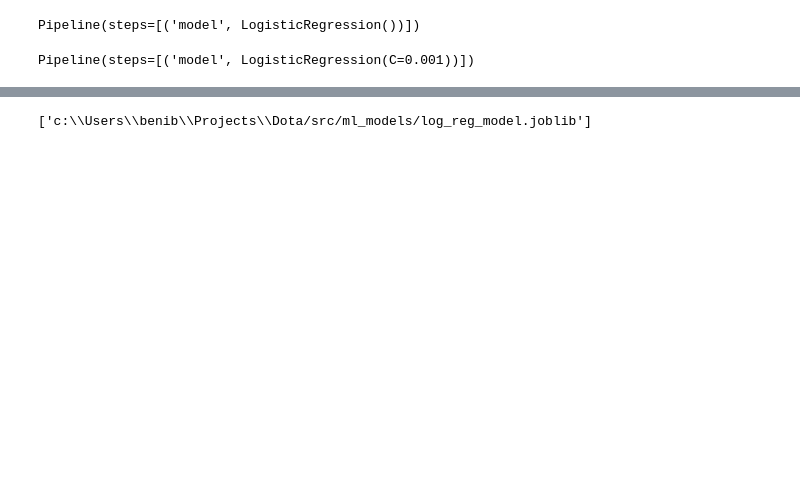
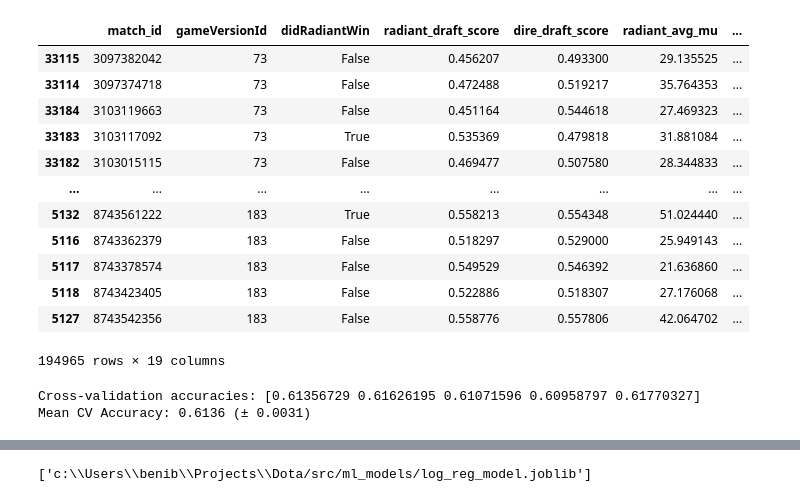
Before and after one commit to b-bige/dota-analytics, a Jupyter notebook: src/notebooks/train_model.ipynb, the cells around one changed output, grey strips where cells are left out. Drawn from its saved outputs; the diff is of its cells as text; code cells hidden in the pictures; blank space fills up the shorter version.

```diff
--- a/src/notebooks/train_model.ipynb
+++ b/src/notebooks/train_model.ipynb
@@ -34 +81,17 @@ df_test['draft_diff'] = pt_draft.transform(pd.DataFrame(df_test['radiant_draft_s
+# %%
+df_full[df_full['gameVersionId'] > 72].sort_values(by='gameVersionId', ascending=True)
+# %% [output]
+|  | match_id | gameVersionId | didRadiantWin | radiant_draft_score | dire_draft_score | radiant_avg_mu | ... |
+| 33115 | 3097382042 | 73 | False | 0.456207 | 0.493300 | 29.135525 | ... |
+| 33114 | 3097374718 | 73 | False | 0.472488 | 0.519217 | 35.764353 | ... |
+| 33184 | 3103119663 | 73 | False | 0.451164 | 0.544618 | 27.469323 | ... |
+| 33183 | 3103117092 | 73 | True | 0.535369 | 0.479818 | 31.881084 | ... |
+| 33182 | 3103015115 | 73 | False | 0.469477 | 0.507580 | 28.344833 | ... |
+| ... | ... | ... | ... | ... | ... | ... | ... |
+| 5132 | 8743561222 | 183 | True | 0.558213 | 0.554348 | 51.024440 | ... |
+| 5116 | 8743362379 | 183 | False | 0.518297 | 0.529000 | 25.949143 | ... |
+| 5117 | 8743378574 | 183 | False | 0.549529 | 0.546392 | 21.636860 | ... |
+| 5118 | 8743423405 | 183 | False | 0.522886 | 0.518307 | 27.176068 | ... |
+| 5127 | 8743542356 | 183 | False | 0.558776 | 0.557806 | 42.064702 | ... |
+194965 rows × 19 columns
 # %%
@@ -37,25 +103,27 @@ X_test = df_test[['rating_diff', 'draft_diff']].values
 y_train = df_train['didRadiantWin'].astype('int').values
 y_test = df_test['didRadiantWin'].astype('int').values
 # %%
+from sklearn.preprocessing import PowerTransformer
 from sklearn.linear_model import LogisticRegression
-from sklearn.preprocessing import StandardScaler
 from sklearn.pipeline import Pipeline
 log_reg_pipeline = Pipeline([
-    ('model', LogisticRegression())
+    ('pt', PowerTransformer()),
+    ('model', LogisticRegression(max_iter=1000, solver='saga'))
 ])
-log_reg_pipeline.fit(X_train, y_train)
-# %% [output]
-Pipeline(steps=[('model', LogisticRegression())])
-# %%
-from sklearn.linear_model import LogisticRegression
-from sklearn.preprocessing import StandardScaler
-from sklearn.pipeline import Pipeline
-log_reg_pipeline = Pipeline([
-    ('model', LogisticRegression(C=0.001))
-])
-log_reg_pipeline.fit(X_train, y_train)
-# %% [output]
-Pipeline(steps=[('model', LogisticRegression(C=0.001))])
+# %%
+from sklearn.model_selection import cross_val_score, StratifiedKFold
+from sklearn.linear_model import LogisticRegression
+from sklearn.preprocessing import StandardScaler
+from sklearn.pipeline import Pipeline
+
+cv = StratifiedKFold(n_splits=5, shuffle=True, random_state=42)
+cv_scores = cross_val_score(log_reg_pipeline, X_train, y_train, cv=cv, scoring='accuracy')
+
+print(f"Cross-validation accuracies: {cv_scores}")
+print(f"Mean CV Accuracy: {cv_scores.mean():.4f} (± {cv_scores.std():.4f})")
+# %% [output]
+Cross-validation accuracies: [0.61356729 0.61626195 0.61071596 0.60958797 0.61770327]
+Mean CV Accuracy: 0.6136 (± 0.0031)
 # %%
 import matplotlib.pyplot as plt
 from sklearn.metrics import accuracy_score, classification_report, confusion_matrix, ConfusionMatrixDisplay
```
Also changed, not shown: parts of 10 cells of this notebook, 5 other files.
